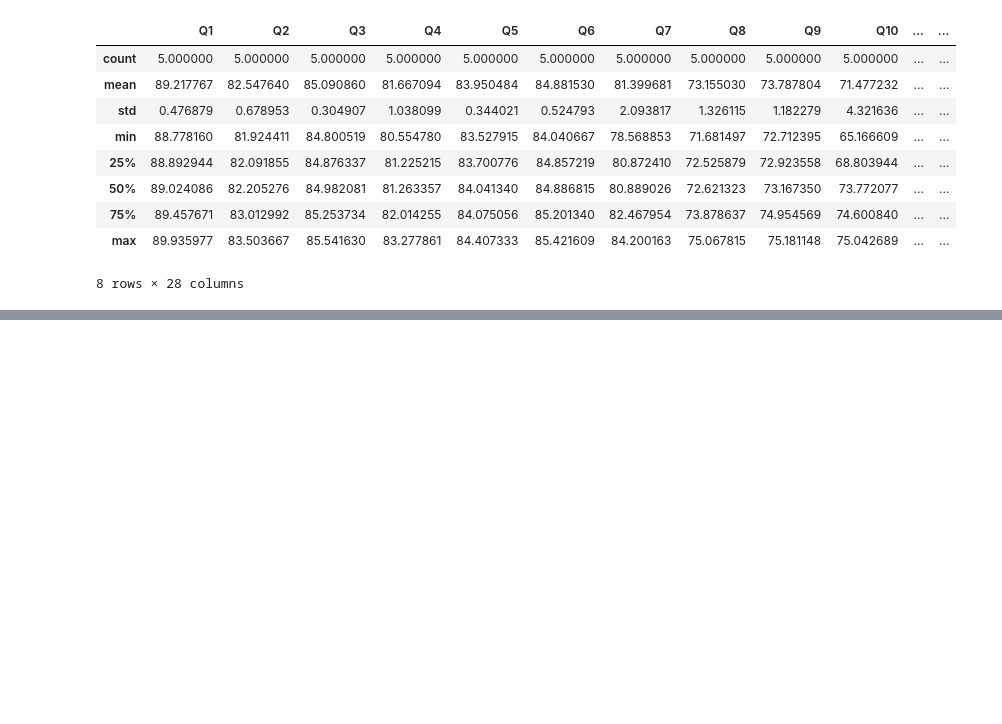
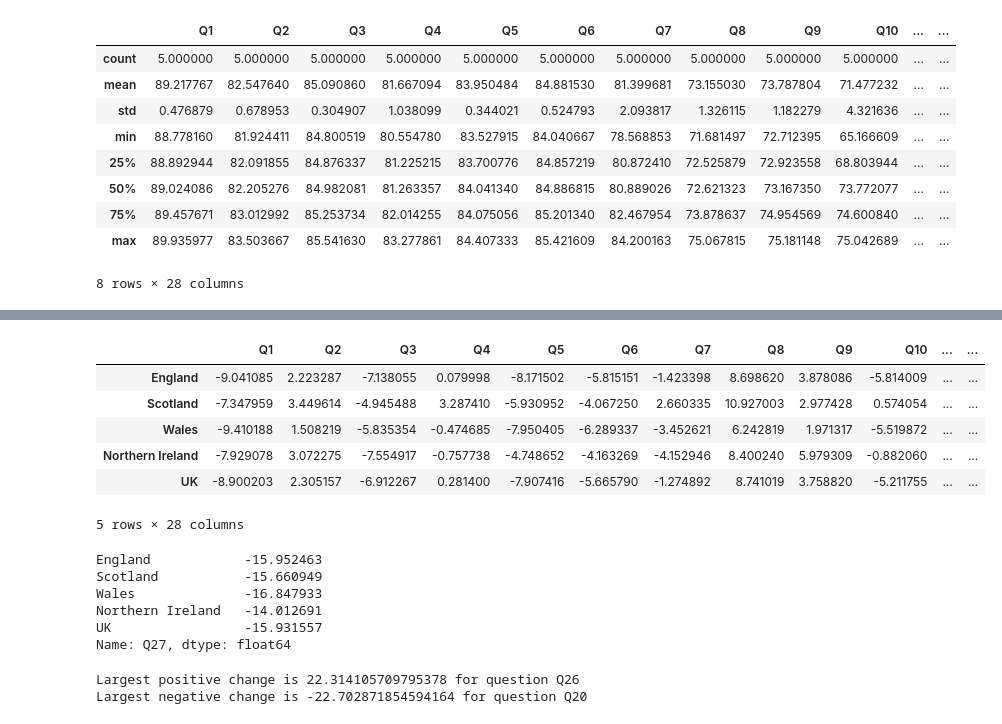
Before and after one commit to szelesaron/dissertation-code, a Jupyter notebook: EDA.ipynb, the cells around one changed output, grey strips where cells are left out. Drawn from its saved outputs; the diff is of its cells as text; code cells hidden in the pictures; blank space fills up the shorter version.

```diff
--- a/EDA.ipynb
+++ b/EDA.ipynb
@@ -57,0 +123,26 @@ summary_2122.describe()
+# %%
+diffc = summary_2122 - summary_1819
+diffc #analyse individual question later in corr analysis
+# %% [output]
+|  | Q1 | Q2 | Q3 | Q4 | Q5 | Q6 | Q7 | Q8 | Q9 | Q10 | ... | ... |
+| England | -9.041085 | 2.223287 | -7.138055 | 0.079998 | -8.171502 | -5.815151 | -1.423398 | 8.698620 | 3.878086 | -5.814009 | ... | ... |
+| Scotland | -7.347959 | 3.449614 | -4.945488 | 3.287410 | -5.930952 | -4.067250 | 2.660335 | 10.927003 | 2.977428 | 0.574054 | ... | ... |
+| Wales | -9.410188 | 1.508219 | -5.835354 | -0.474685 | -7.950405 | -6.289337 | -3.452621 | 6.242819 | 1.971317 | -5.519872 | ... | ... |
+| Northern Ireland | -7.929078 | 3.072275 | -7.554917 | -0.757738 | -4.748652 | -4.163269 | -4.152946 | 8.400240 | 5.979309 | -0.882060 | ... | ... |
+| UK | -8.900203 | 2.305157 | -6.912267 | 0.281400 | -7.907416 | -5.665790 | -1.274892 | 8.741019 | 3.758820 | -5.211755 | ... | ... |
+5 rows × 28 columns
+# %%
+diffc.iloc[:,-2] #change in student satisfaction - 2018-2019 -> 2021-2022
+# %% [output]
+England            -15.952463
+Scotland           -15.660949
+Wales              -16.847933
+Northern Ireland   -14.012691
+UK                 -15.931557
+Name: Q27, dtype: float64
+# %%
+print(f"Largest positive change is {max(diffc.iloc[-1,:-1])} for question {diffc.iloc[-1,:-1].idxmax(axis=0)}")
+print(f"Largest negative change is {min(diffc.iloc[-1,:-1])} for question {diffc.iloc[-1,:-1].idxmin(axis=0)}")
+# %% [output]
+Largest positive change is 22.314105709795378 for question Q26
+Largest negative change is -22.702871854594164 for question Q20
```
Also changed, not shown: parts of 11 cells of this notebook, 3 other files.
